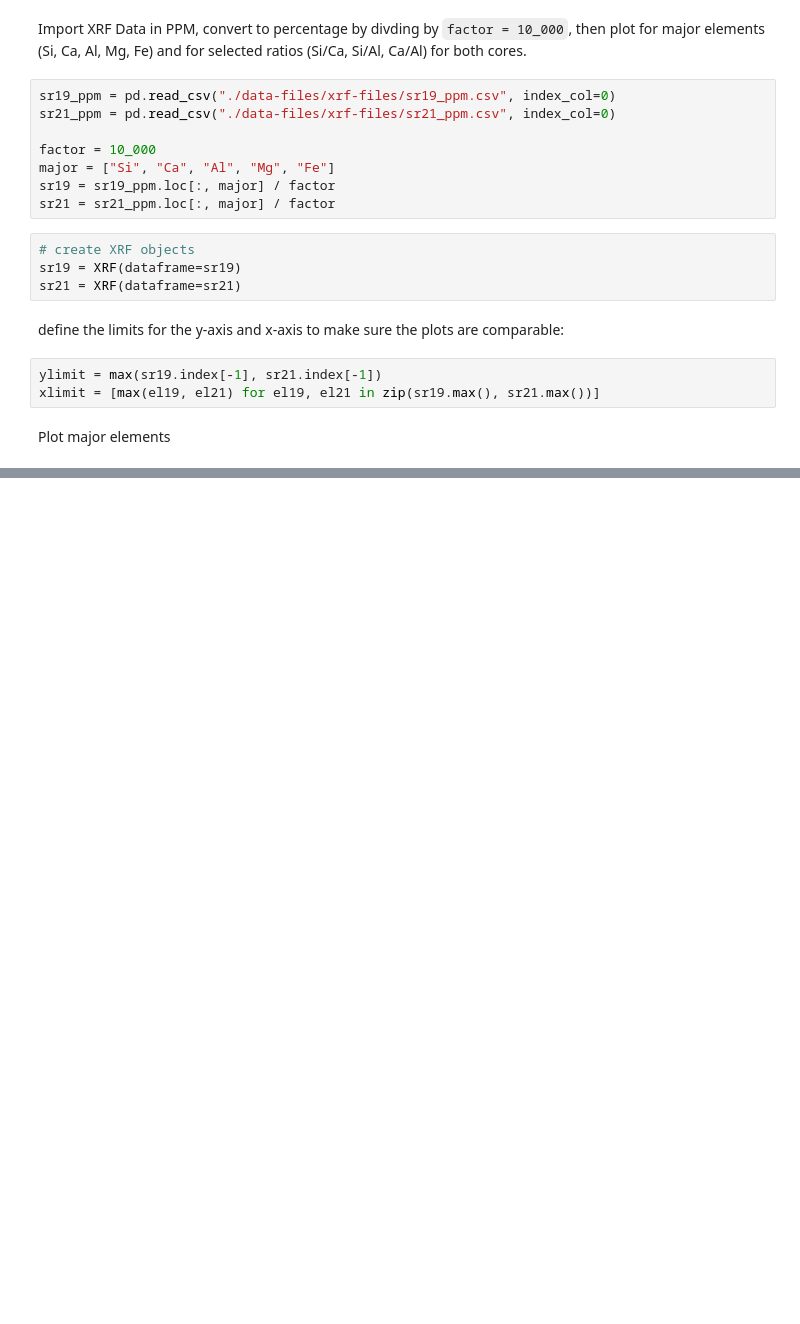
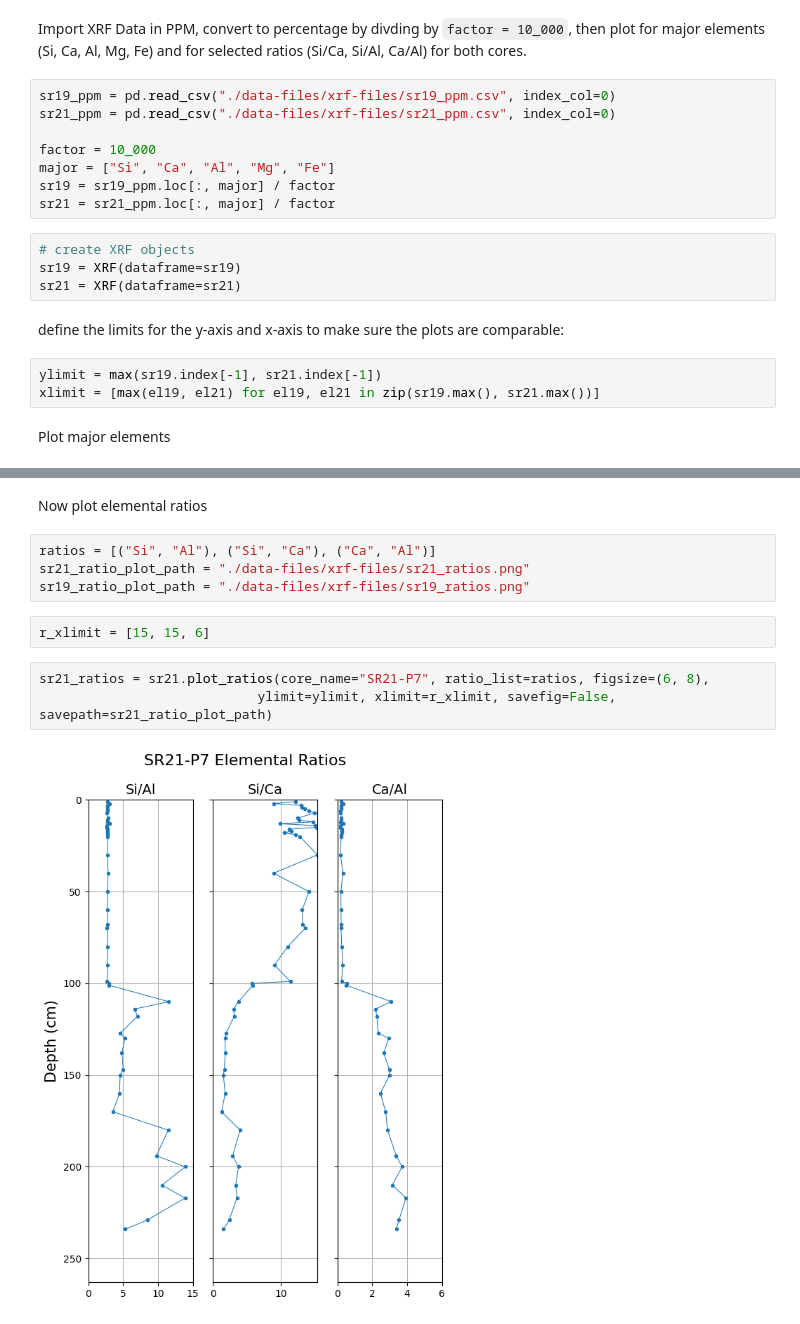
Before and after one commit to jvseds/SedLab, a Jupyter notebook: plot_xrf.ipynb, the cells around one changed output, grey strips where cells are left out. Drawn from its saved outputs; the diff is of its cells as text; blank space fills up the shorter version.

Commit message:
added flexibility to XRF.plot_ratios method

```diff
--- a/plot_xrf.ipynb
+++ b/plot_xrf.ipynb
@@ -35,2 +38,15 @@ sr21_major = sr21.plot_elements(core_name="SR19-P4", figsize=(10, 8), rows=1, yl
 # %% [output]
 [figure]
+# %% [markdown]
+Now plot elemental ratios
+# %%
+ratios = [("Si", "Al"), ("Si", "Ca"), ("Ca", "Al")]
+sr21_ratio_plot_path = "./data-files/xrf-files/sr21_ratios.png"
+sr19_ratio_plot_path = "./data-files/xrf-files/sr19_ratios.png"
+# %%
+r_xlimit = [15, 15, 6]
+# %%
+sr21_ratios = sr21.plot_ratios(core_name="SR21-P7", ratio_list=ratios, figsize=(6, 8),
+                            ylimit=ylimit, xlimit=r_xlimit, savefig=False, savepath=sr21_ratio_plot_path)
+# %% [output]
+[figure, added]
```
Also changed, not shown: parts of 4 cells of this notebook, 1 other file.
